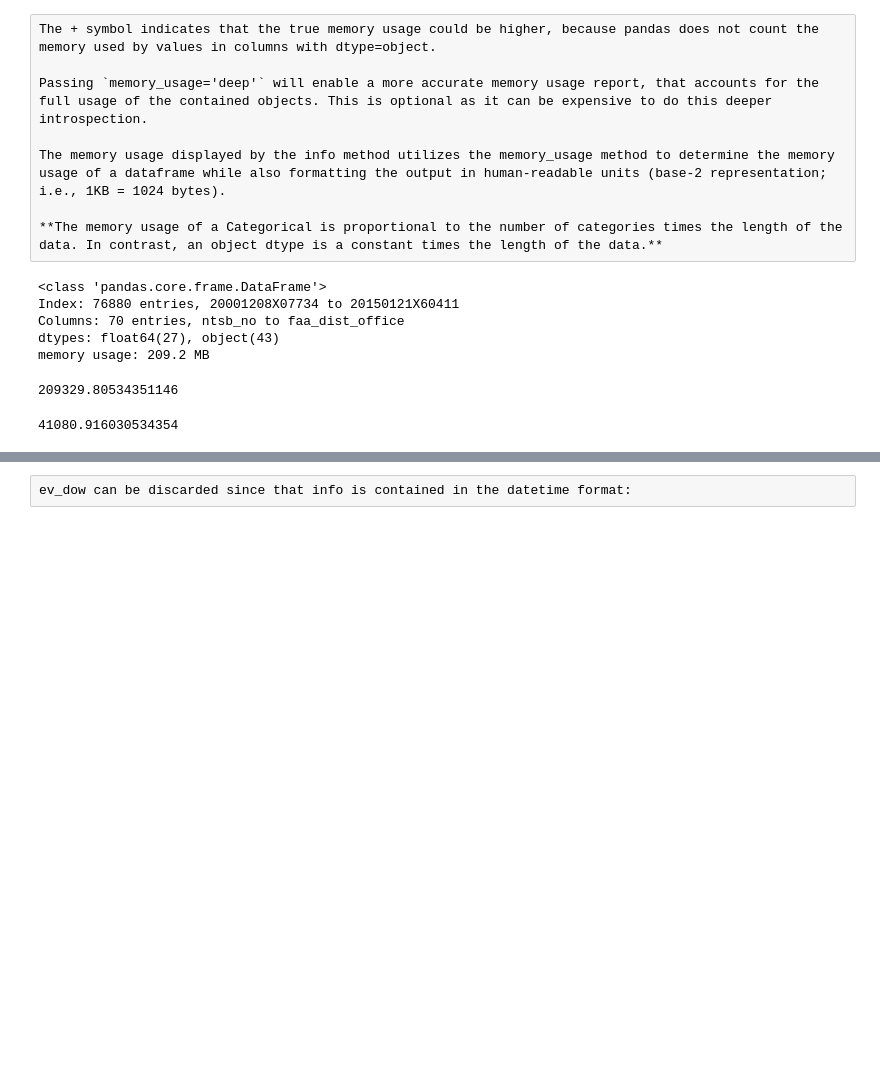
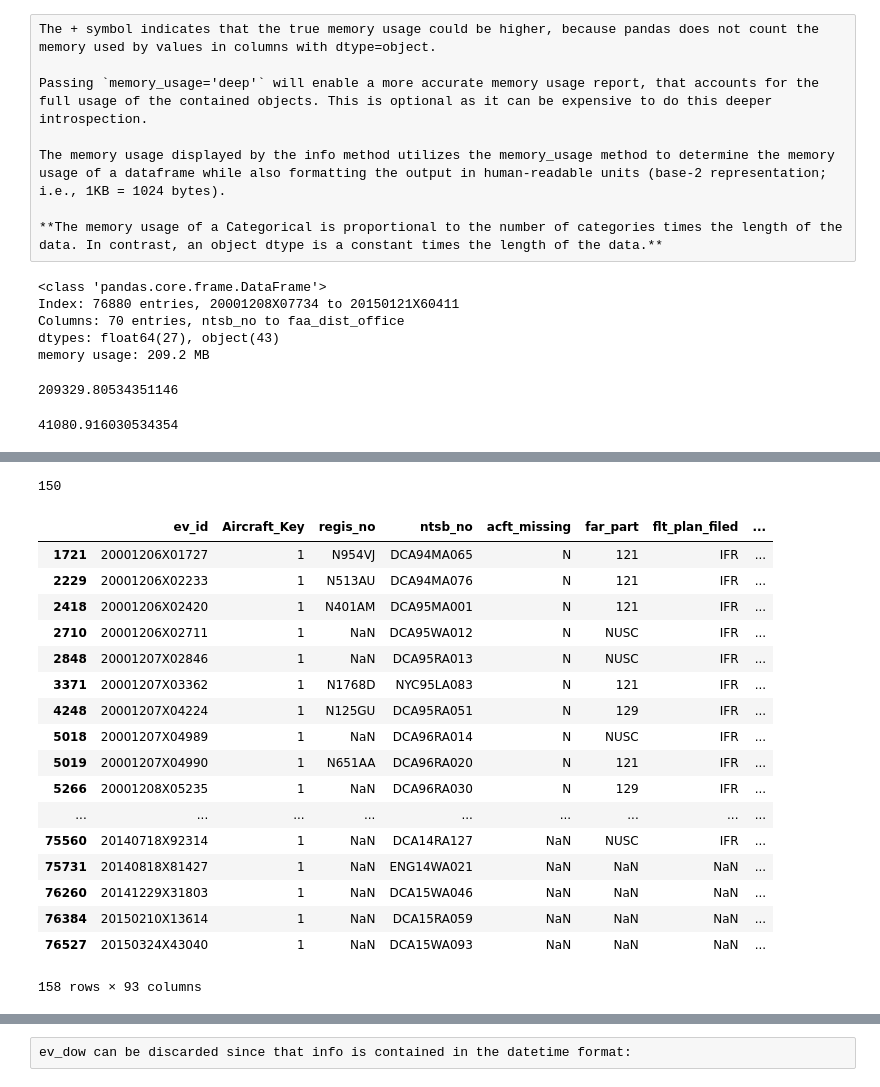
Before and after one commit to AeroPython/remove-before-flight, a Jupyter notebook: Remove before flight.ipynb, the cells around one changed output, grey strips where cells are left out. Cells and saved outputs as stored; diff of their text form; code cells hidden in the pictures; blank space fills up the shorter version.

```diff
--- a/Remove before flight.ipynb
+++ b/Remove before flight.ipynb
@@ -229,0 +238,3 @@ memory usage: 201.5 MB
+# %%
+most_victims = events['inj_tot_t'].sort_values(ascending=False).iloc[0:150]
+most_victims.head(10)
@@ -229,0 +254,4 @@ memory usage: 201.5 MB
+# %%
+most_victims.count()
+# %% [output]
+150
@@ -229,0 +266,22 @@ memory usage: 201.5 MB
+# %%
+aircrafts_most_victims = aircraft[aircraft['ev_id'].isin(most_victims.index)]
+aircrafts_most_victims
+# %% [output]
+|  | ev_id | Aircraft_Key | regis_no | ntsb_no | acft_missing | far_part | flt_plan_filed | ... |
+| 1721 | 20001206X01727 | 1 | N954VJ | DCA94MA065 | N | 121 | IFR | ... |
+| 2229 | 20001206X02233 | 1 | N513AU | DCA94MA076 | N | 121 | IFR | ... |
+| 2418 | 20001206X02420 | 1 | N401AM | DCA95MA001 | N | 121 | IFR | ... |
+| 2710 | 20001206X02711 | 1 | NaN | DCA95WA012 | N | NUSC | IFR | ... |
+| 2848 | 20001207X02846 | 1 | NaN | DCA95RA013 | N | NUSC | IFR | ... |
+| 3371 | 20001207X03362 | 1 | N1768D | NYC95LA083 | N | 121 | IFR | ... |
+| 4248 | 20001207X04224 | 1 | N125GU | DCA95RA051 | N | 129 | IFR | ... |
+| 5018 | 20001207X04989 | 1 | NaN | DCA96RA014 | N | NUSC | IFR | ... |
+| 5019 | 20001207X04990 | 1 | N651AA | DCA96RA020 | N | 121 | IFR | ... |
+| 5266 | 20001208X05235 | 1 | NaN | DCA96RA030 | N | 129 | IFR | ... |
+| ... | ... | ... | ... | ... | ... | ... | ... | ... |
+| 75560 | 20140718X92314 | 1 | NaN | DCA14RA127 | NaN | NUSC | IFR | ... |
+| 75731 | 20140818X81427 | 1 | NaN | ENG14WA021 | NaN | NaN | NaN | ... |
+| 76260 | 20141229X31803 | 1 | NaN | DCA15WA046 | NaN | NaN | NaN | ... |
+| 76384 | 20150210X13614 | 1 | NaN | DCA15RA059 | NaN | NaN | NaN | ... |
+| 76527 | 20150324X43040 | 1 | NaN | DCA15WA093 | NaN | NaN | NaN | ... |
+158 rows × 93 columns
```
Also changed, not shown: parts of 33 cells of this notebook.
